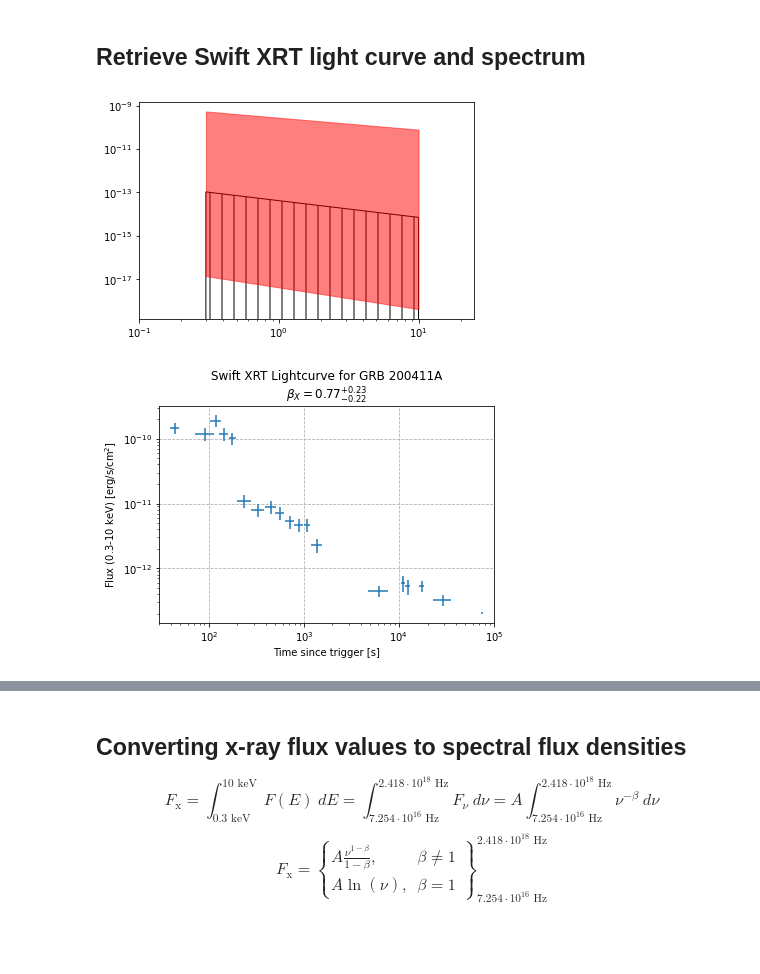
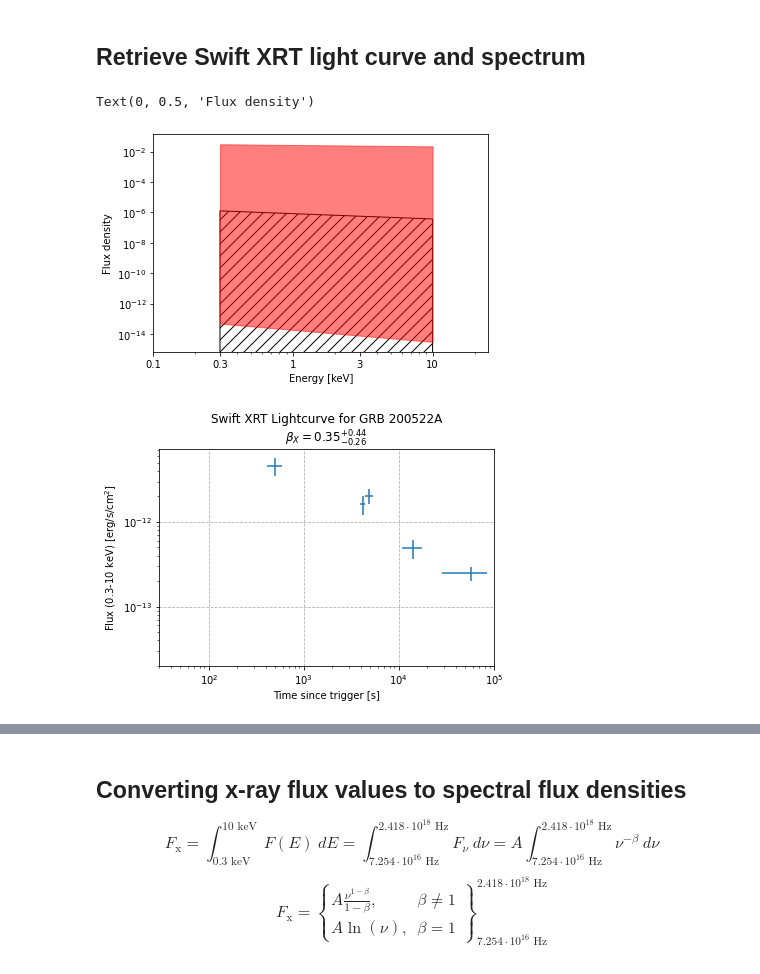
Before and after one commit to cgobat/dark-GRBs, a Jupyter notebook: exploratory.ipynb, the cells around one changed output, grey strips where cells are left out. Drawn from its saved outputs; the diff is of its cells as text; code cells hidden in the pictures; blank space fills up the shorter version.

```diff
--- a/exploratory.ipynb
+++ b/exploratory.ipynb
@@ -167,23 +163,30 @@ def get_BetaX(burst_id):
 
     return Gamma, Gammapos, Gammaneg
 # %%
-burst = "200411A"
+burst = "200522A"
 fluxdata = XRT_lightcurve(burst)
 Gamma, Gammapos, Gammaneg = get_BetaX(burst)
 # %%
 E_range = np.linspace(0.3,10,100)
 spectrum = (E_range / 4.135667696e-18)**-(Gamma-1)
 spec1 = (E_range / 4.135667696e-18)**-(Gamma+Gammapos-1)
 spec2 = (E_range / 4.135667696e-18)**-(Gamma-Gammaneg-1)
 
-plt.fill_between(E_range,[0]*len(E_range),spectrum,fc="none",ec="k",hatch="|")
+plt.fill_between(E_range,[0]*len(E_range),spectrum,fc="none",ec="k",hatch="//")
 plt.fill_between(E_range,spec1,spec2,alpha=0.5,color="r")
 plt.xlim(1e-1,25)
-#plt.ylim(1e-9,1e-7)
+#plt.ylim(1e-16,1e-4)
 plt.yscale("log")
 plt.xscale("log")
+plt.gca().set_xticks([0.1,0.3,1,3,10])
+plt.gca().set_xticklabels([0.1,0.3,1,3,10])
+#plt.gca().set_yticks([])
+#plt.gca().set_yticklabels([])
+plt.xlabel("Energy [keV]")
+plt.ylabel("Flux density")
 # %% [output]
+Text(0, 0.5, 'Flux density')
-[figure, old version]
+[figure, new version]
 # %%
 plt.errorbar(fluxdata.Time,fluxdata.Flux,xerr=np.array(fluxdata.Tneg,fluxdata.Tpos).T,yerr=np.array(fluxdata.Fluxneg,fluxdata.Fluxpos).T,linestyle="",capthick=0)
 plt.xscale("log")
@@ -195,7 +198,7 @@ plt.grid(linestyle="--")
 plt.xlim(3e1,1e5)
 plt.show()
 # %% [output]
-[figure, old version]
+[figure, new version]
 # %%
 xrt_data = pd.DataFrame(columns=['Time', 'Tpos', 'Tneg', 'Flux', 'Fluxpos', 'Fluxneg', 'GRB'])
 for i in new_sGRBs.index:
```
Also changed, not shown: parts of 22 cells of this notebook, 1 other file.
